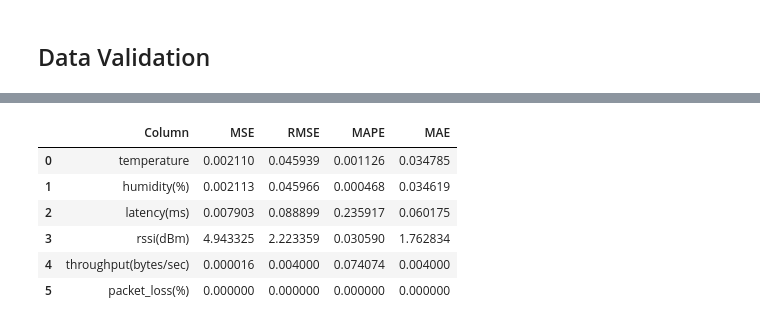
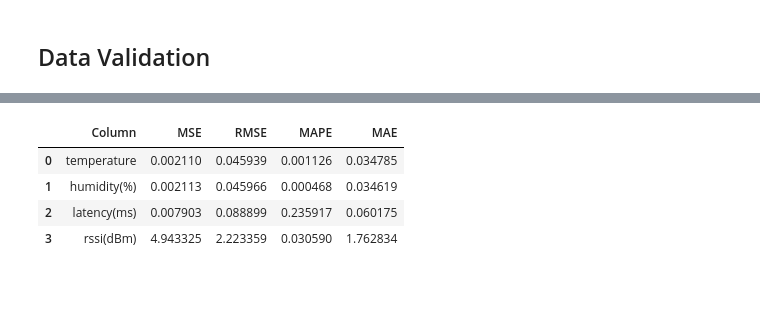
Before and after one commit to fadeldnswr/iot-network-digital-twin, a Jupyter notebook: notebook/data-validation.ipynb, the cells around one changed output, grey strips where cells are left out. Saved outputs shown, nothing was run; the diff lists cells and outputs as text; code cells hidden in the pictures; blank space fills up the shorter version.

```diff
--- a/notebook/data-validation.ipynb
+++ b/notebook/data-validation.ipynb
@@ -101,31 +101,29 @@ from sklearn.metrics import (
 )
 # %%
 # Define columns list
-columns_list = ["temperature", "humidity(%)", "latency(ms)", "rssi(dBm)", "throughput(bytes/sec)", "packet_loss(%)"]
+columns_list = ["temperature", "humidity(%)", "latency(ms)", "rssi(dBm)"]
 error_metrics = []
 
 # Calculate error metrics for each column
 for column in columns_list:
   mse = mean_squared_error(real_data[column], simulated_data[column])
   rmse = np.sqrt(mse)
   mape = mean_absolute_percentage_error(real_data[column], simulated_data[column])
   mae = mean_absolute_error(real_data[column], simulated_data[column])
   error_metrics.append({
     "Column": column,
     "MSE": mse,
     "RMSE": rmse,
     "MAPE": mape,
     "MAE": mae,
   })
 
 # Create a DataFrame for error metrics
 error_metrics_df = pd.DataFrame(error_metrics)
 error_metrics_df
 # %% [output]
 |  | Column | MSE | RMSE | MAPE | MAE |
 | 0 | temperature | 0.002110 | 0.045939 | 0.001126 | 0.034785 |
 | 1 | humidity(%) | 0.002113 | 0.045966 | 0.000468 | 0.034619 |
 | 2 | latency(ms) | 0.007903 | 0.088899 | 0.235917 | 0.060175 |
 | 3 | rssi(dBm) | 4.943325 | 2.223359 | 0.030590 | 1.762834 |
-| 4 | throughput(bytes/sec) | 0.000016 | 0.004000 | 0.074074 | 0.004000 |
-| 5 | packet_loss(%) | 0.000000 | 0.000000 | 0.000000 | 0.000000 |
```
Also changed, not shown: parts of 1 cell of this notebook.
